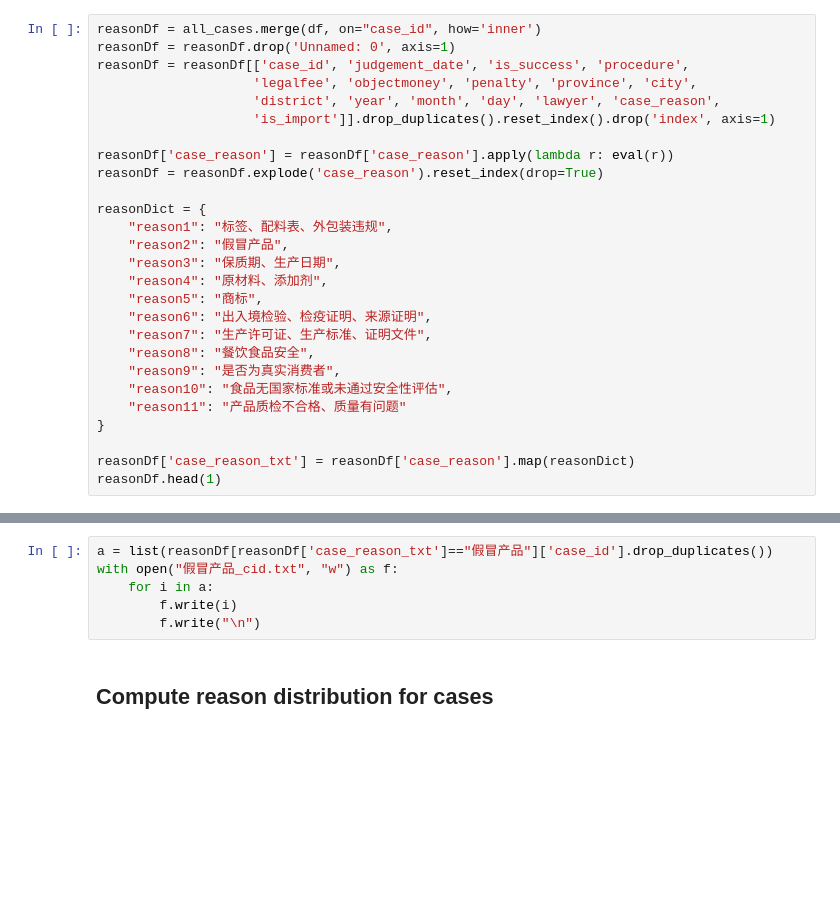
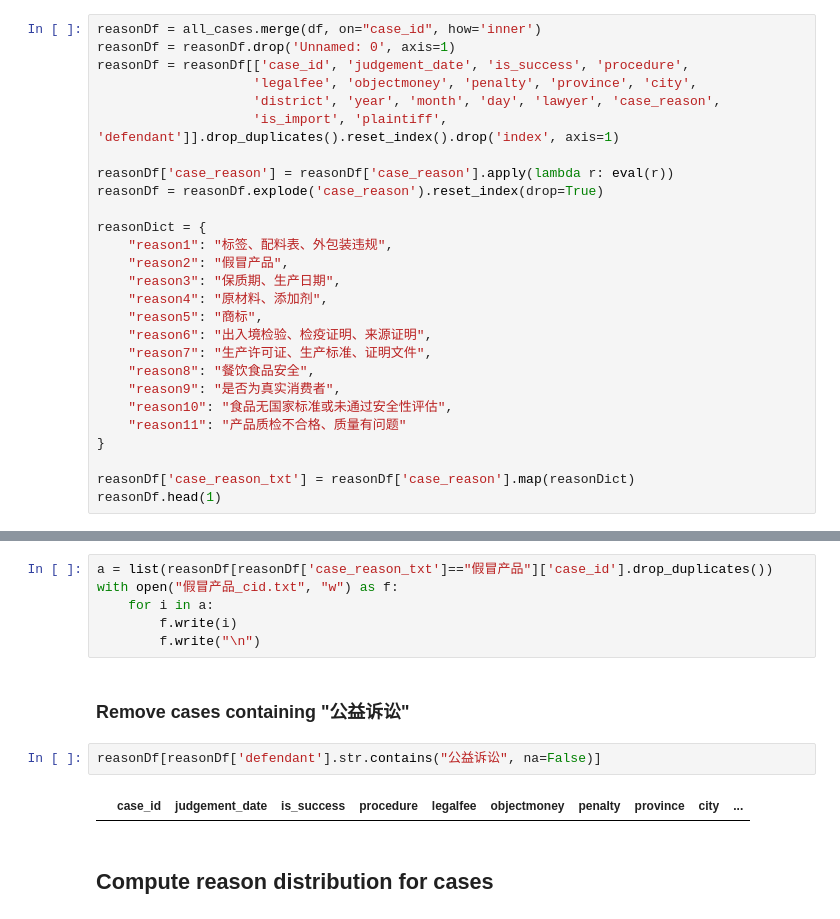
Before and after one commit to star-ice/case_study, a Jupyter notebook: code/reasonExtract/resultDisplay.ipynb, the cells around one changed output, grey strips where cells are left out. Drawn from its saved outputs; the diff is of its cells as text; blank space fills up the shorter version.

```diff
--- a/code/reasonExtract/resultDisplay.ipynb
+++ b/code/reasonExtract/resultDisplay.ipynb
@@ -31,7 +33,7 @@ reasonDf = reasonDf.drop('Unnamed: 0', axis=1)
 reasonDf = reasonDf[['case_id', 'judgement_date', 'is_success', 'procedure',
                     'legalfee', 'objectmoney', 'penalty', 'province', 'city',
                     'district', 'year', 'month', 'day', 'lawyer', 'case_reason',
-                    'is_import']].drop_duplicates().reset_index().drop('index', axis=1)
+                    'is_import', 'plaintiff', 'defendant']].drop_duplicates().reset_index().drop('index', axis=1)
 
 reasonDf['case_reason'] = reasonDf['case_reason'].apply(lambda r: eval(r))
 reasonDf = reasonDf.explode('case_reason').reset_index(drop=True)
@@ -61,6 +63,12 @@ with open("假冒产品_cid.txt", "w") as f:
     for i in a:
         f.write(i)
         f.write("\n")
+# %% [markdown]
+<h3>Remove cases containing "公益诉讼"</h3>
+# %%
+reasonDf[reasonDf['defendant'].str.contains("公益诉讼", na=False)]
+# %% [output]
+|  | case_id | judgement_date | is_success | procedure | legalfee | objectmoney | penalty | province | city | ... |
 # %% [markdown]
 <h2>Compute reason distribution for cases</h2>
 # %%
```
Also changed, not shown: parts of 7 cells of this notebook, 22 other files.
